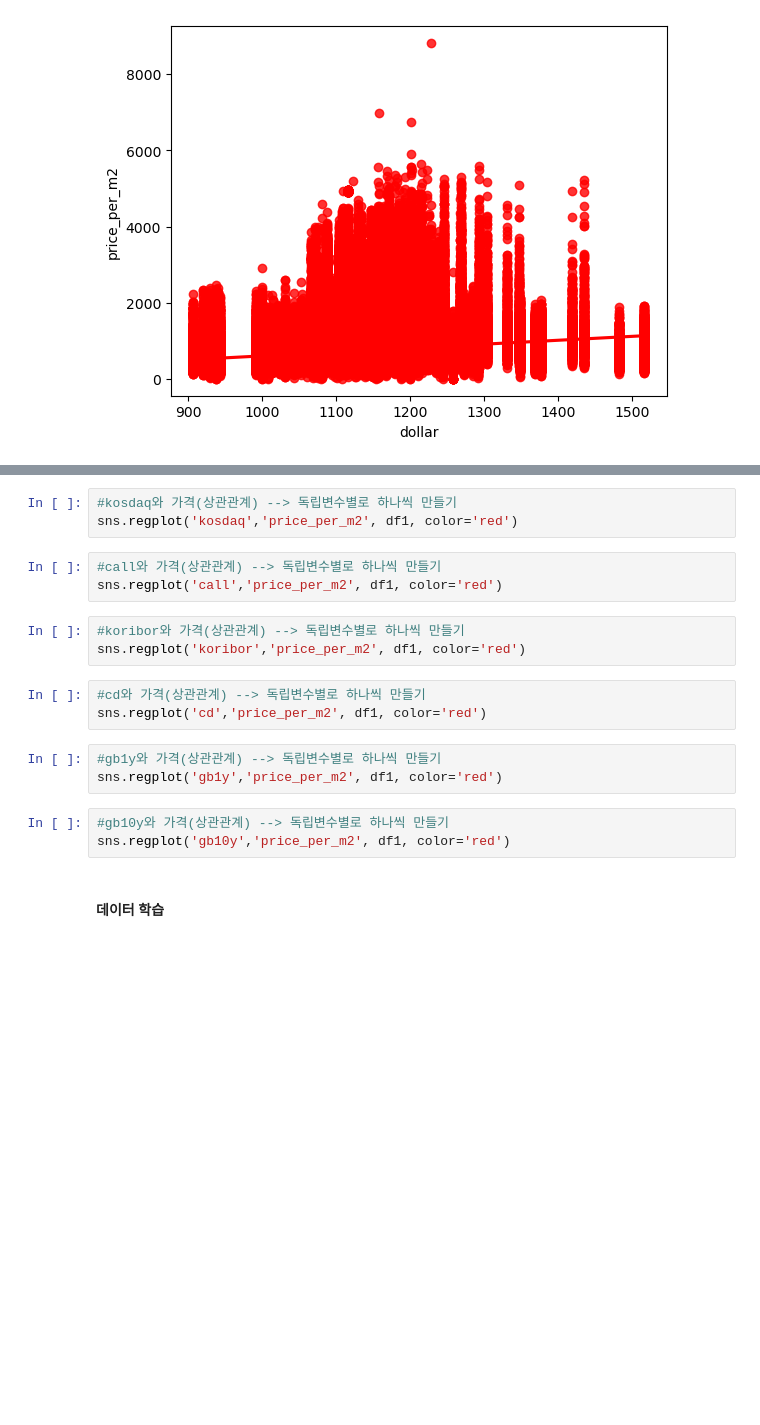
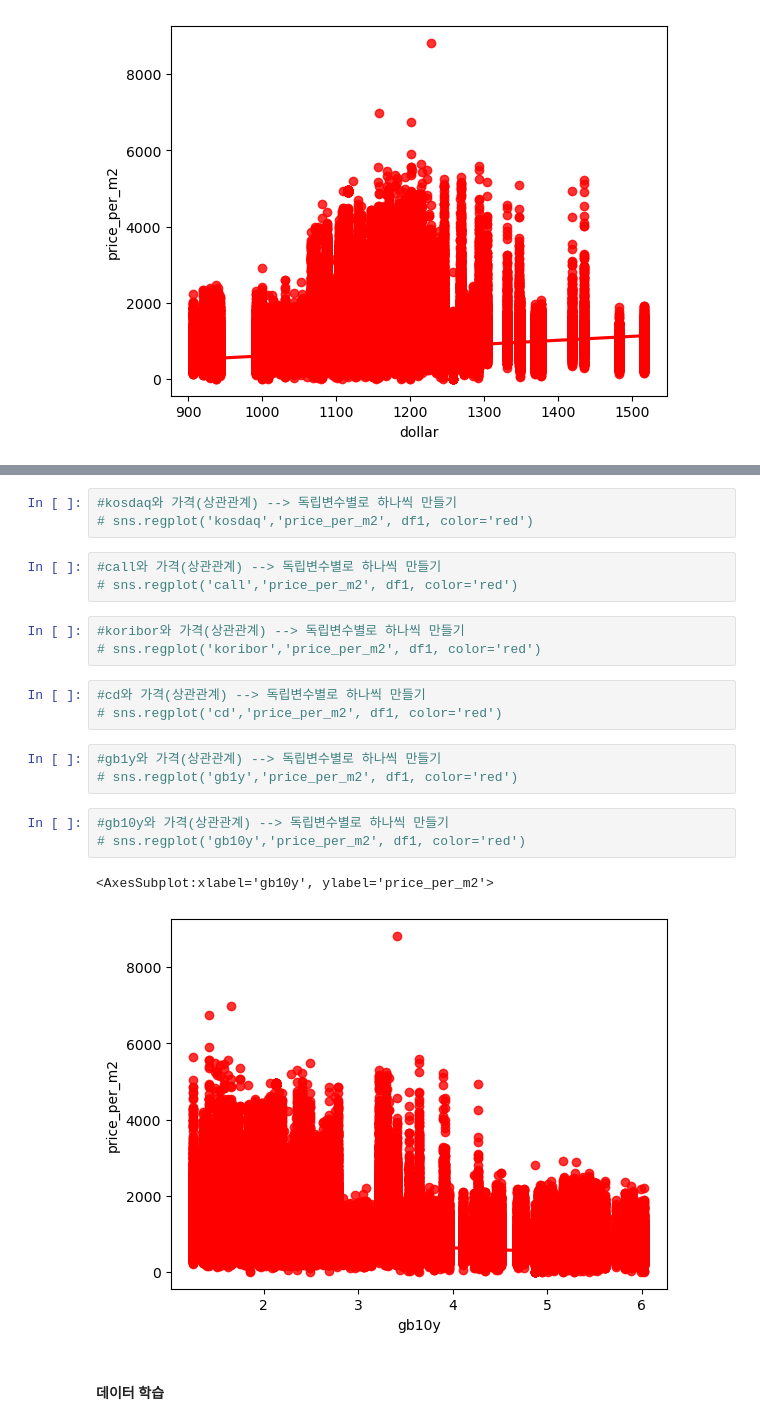
Before and after one commit to cesong2/-Mini-project1, a Jupyter notebook: 0-1 미니.ipynb, the cells around one changed output, grey strips where cells are left out. Saved outputs shown, nothing was run; the diff lists cells and outputs as text; blank space fills up the shorter version.

```diff
--- a/0-1 미니.ipynb
+++ b/0-1 미니.ipynb
@@ -193,21 +204,24 @@ sns.regplot('kospi','price_per_m2', df1, color='red')
 # %%
 #kosdaq와 가격(상관관계) --> 독립변수별로 하나씩 만들기
-sns.regplot('kosdaq','price_per_m2', df1, color='red')
+# sns.regplot('kosdaq','price_per_m2', df1, color='red')
 # %%
 #call와 가격(상관관계) --> 독립변수별로 하나씩 만들기
-sns.regplot('call','price_per_m2', df1, color='red')
+# sns.regplot('call','price_per_m2', df1, color='red')
 # %%
 #koribor와 가격(상관관계) --> 독립변수별로 하나씩 만들기
-sns.regplot('koribor','price_per_m2', df1, color='red')
+# sns.regplot('koribor','price_per_m2', df1, color='red')
 # %%
 #cd와 가격(상관관계) --> 독립변수별로 하나씩 만들기
-sns.regplot('cd','price_per_m2', df1, color='red')
+# sns.regplot('cd','price_per_m2', df1, color='red')
 # %%
 #gb1y와 가격(상관관계) --> 독립변수별로 하나씩 만들기
-sns.regplot('gb1y','price_per_m2', df1, color='red')
+# sns.regplot('gb1y','price_per_m2', df1, color='red')
 # %%
 #gb10y와 가격(상관관계) --> 독립변수별로 하나씩 만들기
-sns.regplot('gb10y','price_per_m2', df1, color='red')
+# sns.regplot('gb10y','price_per_m2', df1, color='red')
+# %% [output]
+<AxesSubplot:xlabel='gb10y', ylabel='price_per_m2'>
+[figure, added]
 # %% [markdown]
 #### 데이터 학습
 # %%
```
Also changed, not shown: parts of 24 cells of this notebook.
